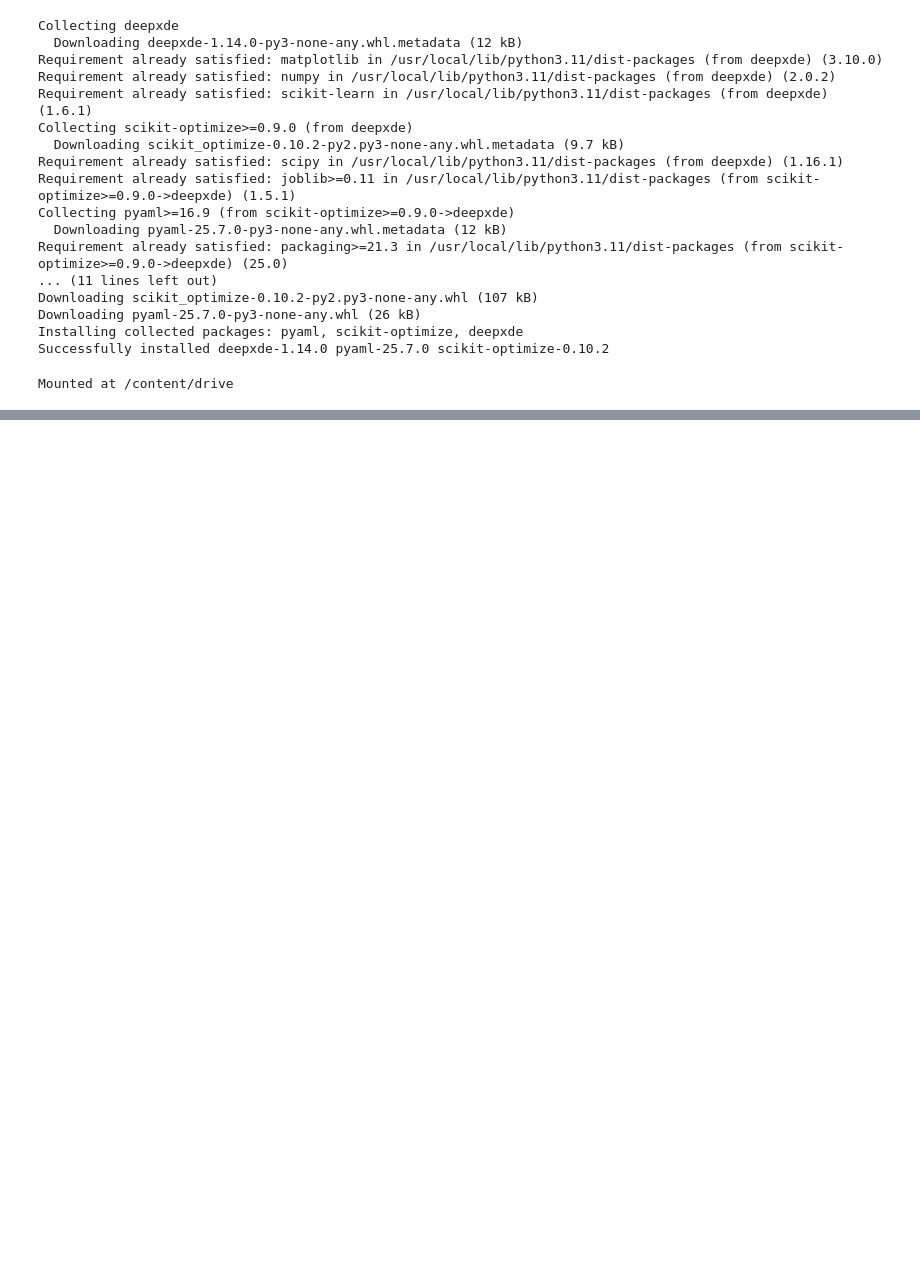
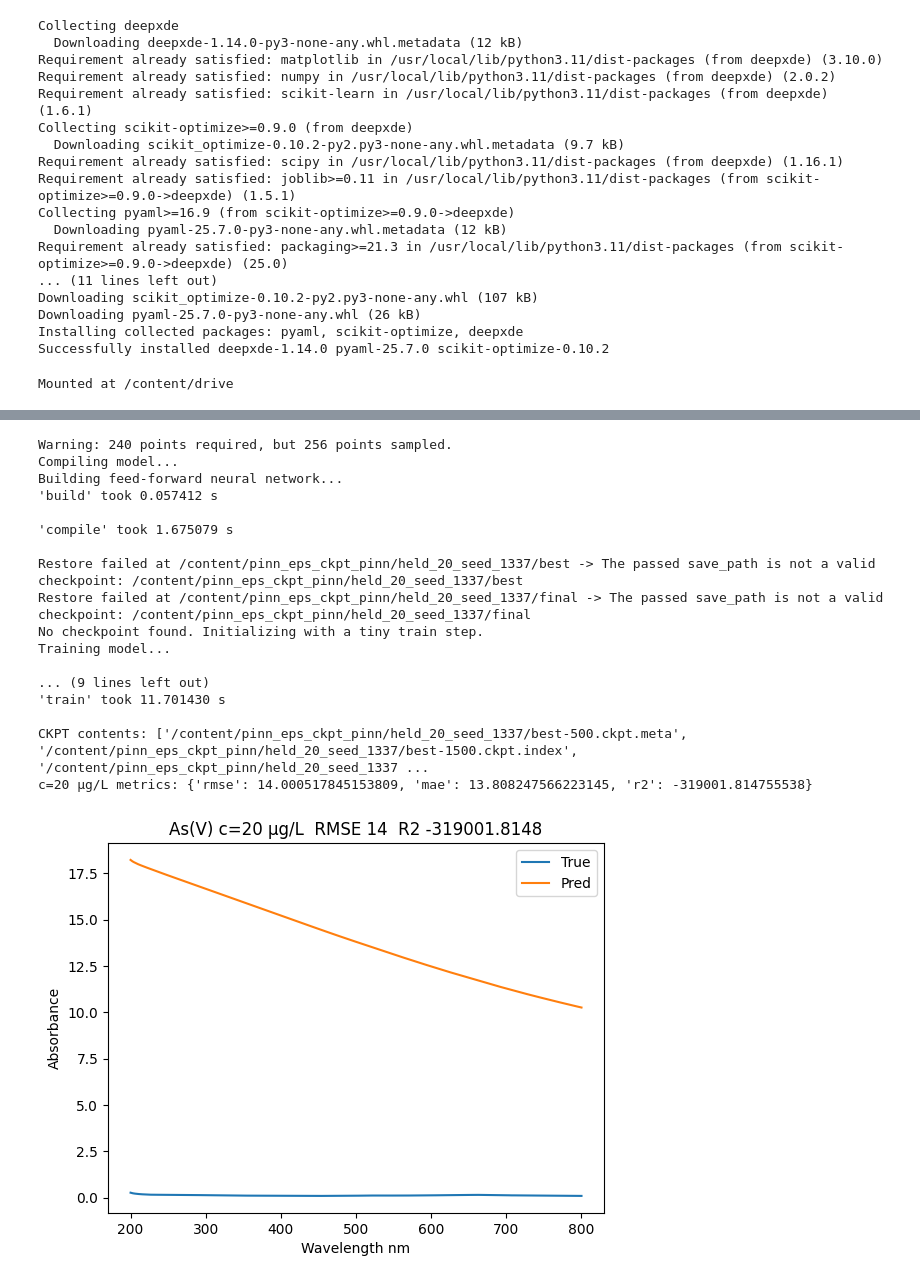
Before and after one commit to sushirito/ArsenicFR, a Jupyter notebook: DeepXDE_PINNRobustIntegration.ipynb, the cells around one changed output, grey strips where cells are left out. Drawn from its saved outputs; the diff is of its cells as text; code cells hidden in the pictures; blank space fills up the shorter version.

```diff
--- a/DeepXDE_PINNRobustIntegration.ipynb
+++ b/DeepXDE_PINNRobustIntegration.ipynb
@@ -408,0 +398,30 @@ Wrote /content/A_pred_c25_ensemble_PINN.csv
+# %%
+# Predict for c=20 using its LOSO-trained model
+held = 20
+model_20 = restore_fold_model(prep, held, cv_results[held]["ckpt"], w_phys=0.1, w_smooth=1e-4)
+wl, A_pred_20 = predict_absorbance_for_c(model_20, prep, held)
+A_true_20 = prep["A_bg"] + prep["deltas"][held]
+metrics_20 = evaluate_absorbance_metrics(A_true_20, A_pred_20)
+
+print(f"c={held} µg/L metrics:", metrics_20)
+plot_absorbance(wl, A_true_20, A_pred_20,
+                title=f"As(V) c={held} µg/L  RMSE {metrics_20['rmse']:.4g}  R2 {metrics_20['r2']:.4f}")
+# %% [output]
+Warning: 240 points required, but 256 points sampled.
+Compiling model...
+Building feed-forward neural network...
+'build' took 0.057412 s
+
+'compile' took 1.675079 s
+
+Restore failed at /content/pinn_eps_ckpt_pinn/held_20_seed_1337/best -> The passed save_path is not a valid checkpoint: /content/pinn_eps_ckpt_pinn/held_20_seed_1337/best
+Restore failed at /content/pinn_eps_ckpt_pinn/held_20_seed_1337/final -> The passed save_path is not a valid checkpoint: /content/pinn_eps_ckpt_pinn/held_20_seed_1337/final
+No checkpoint found. Initializing with a tiny train step.
+Training model...
+
+... (9 lines left out)
+'train' took 11.701430 s
+
+CKPT contents: ['/content/pinn_eps_ckpt_pinn/held_20_seed_1337/best-500.ckpt.meta', '/content/pinn_eps_ckpt_pinn/held_20_seed_1337/best-1500.ckpt.index', '/content/pinn_eps_ckpt_pinn/held_20_seed_1337 ...
+c=20 µg/L metrics: {'rmse': 14.000517845153809, 'mae': 13.808247566223145, 'r2': -319001.814755538}
+[figure, added]
```
Also changed, not shown: parts of 3 cells of this notebook.
